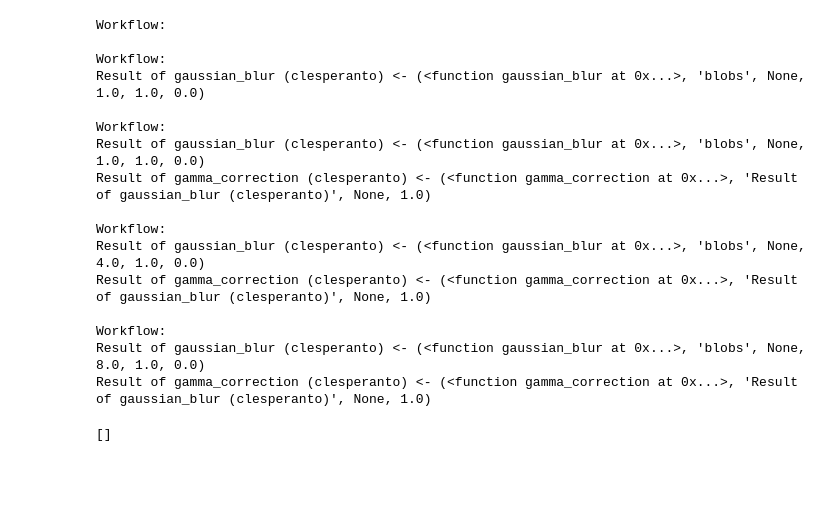
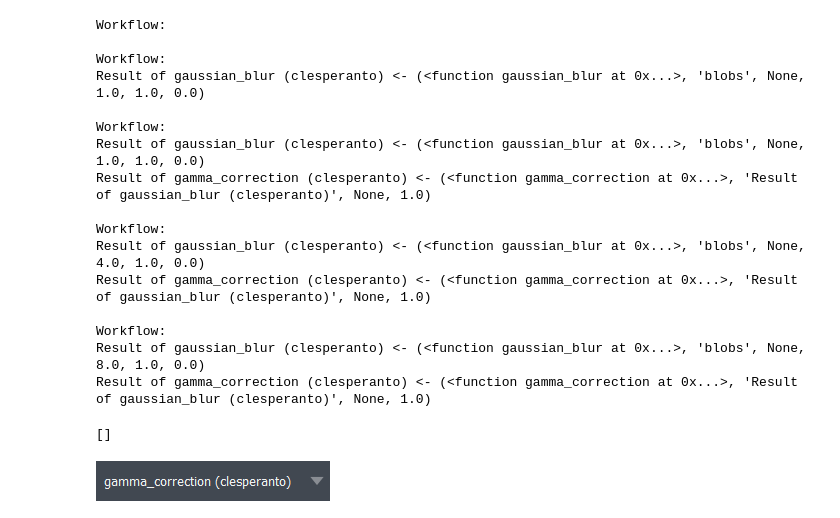
Before and after one commit to haesleinhuepf/napari-assistant, a Jupyter notebook: workflow undo testing/Undo and Redo category widgets - testing functionality.ipynb, the cells around one changed output. Cells and saved outputs as stored; diff of their text form; code cells hidden in the pictures; blank space fills up the shorter version.

```diff
--- a/workflow undo testing/Undo and Redo category widgets - testing functionality.ipynb
+++ b/workflow undo testing/Undo and Redo category widgets - testing functionality.ipynb
@@ -172,3 +173,15 @@ Result of gamma_correction (clesperanto) <- (<function gamma_correction at 0x...
 controller.redo_stack
 # %% [output]
 []
+# %%
+widgets_dict = {
+    key:assistant._layers[viewer.layers[key]][1]
+    for key in manager.workflow._tasks.keys()
+}
+# %%
+gamma = widgets_dict['Result of gamma_correction (clesperanto)']
+# %%
+from napari_assistant._gui._category_widget import OP_NAME_PARAM
+gamma[OP_NAME_PARAM]
+# %% [output]
+[figure, added]
```
Also changed, not shown: parts of 7 cells of this notebook, 1 other file.
